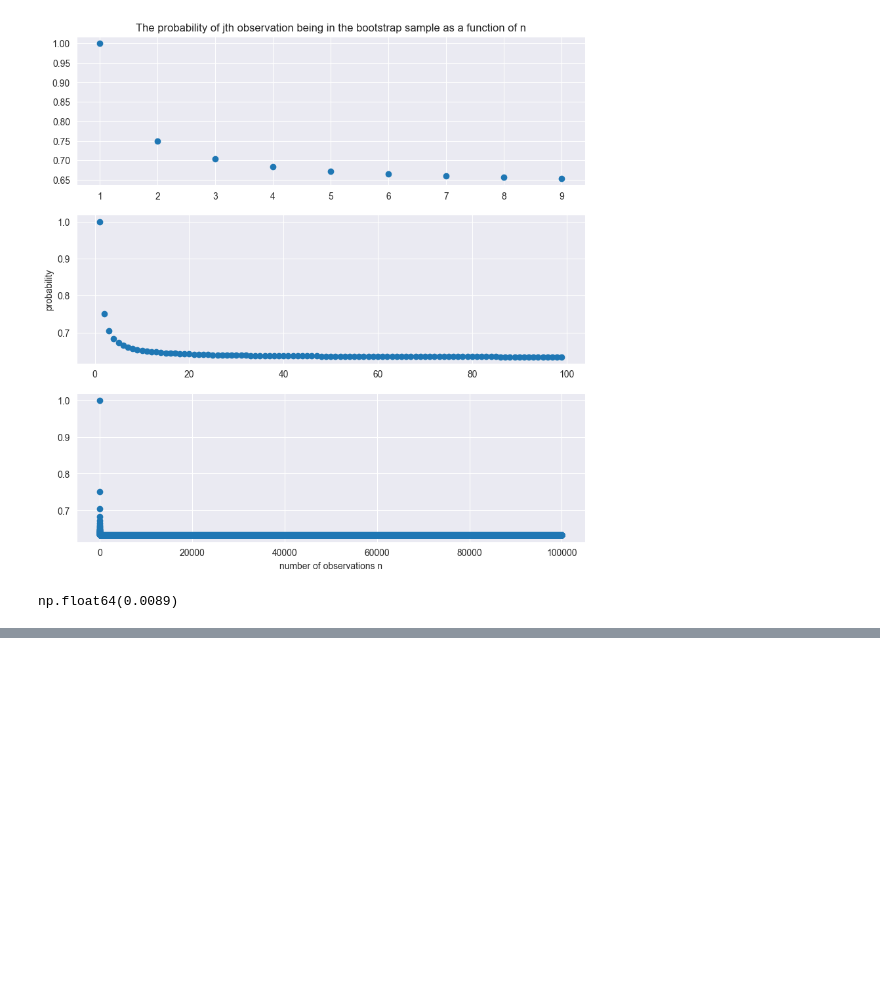
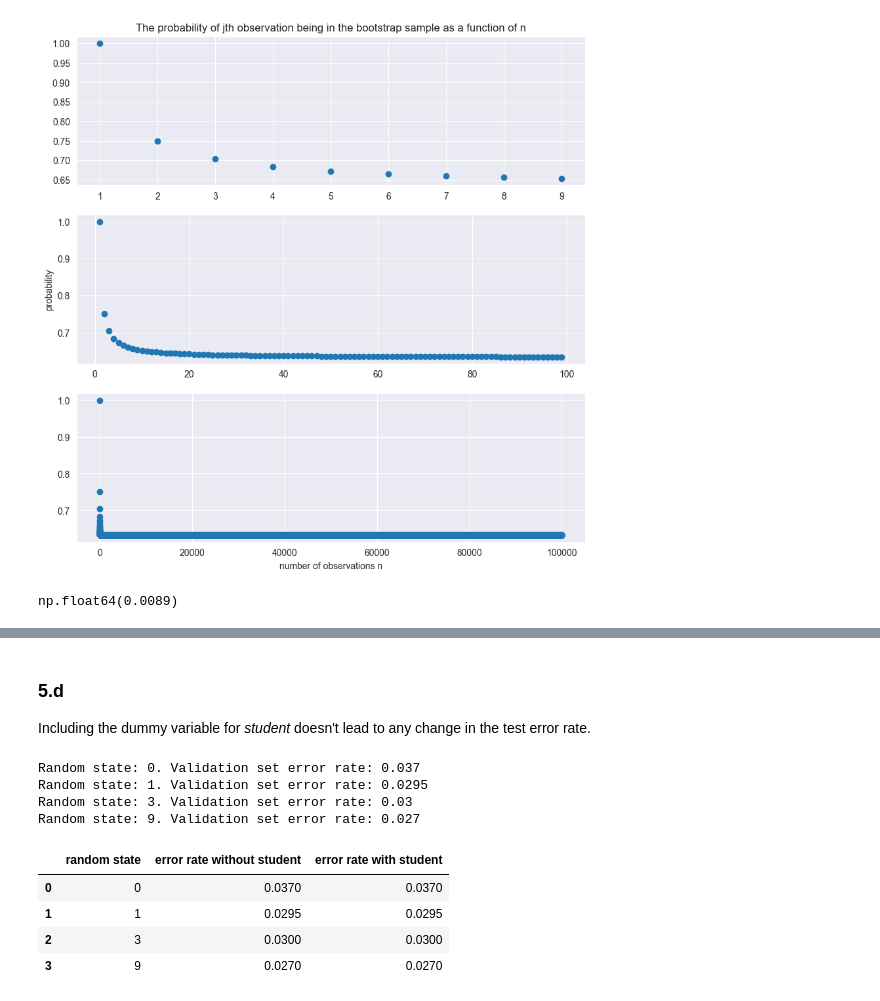
Before and after one commit to nhitran-00/ISL, a Jupyter notebook: chapter_5.ipynb, the cells around one changed output, grey strips where cells are left out. Drawn from its saved outputs; the diff is of its cells as text; code cells hidden in the pictures; blank space fills up the shorter version.

```diff
--- a/chapter_5.ipynb
+++ b/chapter_5.ipynb
@@ -93,0 +153,19 @@ The procedure is as follows:
+# %%
+# 5.b
+(X_train_5b,
+ X_test_5b,
+ Y_train_5b,
+ Y_test_5b) = train_test_split(X_5,
+                            Y_5,
+                            test_size=0.2,
+                            random_state=0)
+logit = LogisticRegression(C=1e10, solver='liblinear')
+logit_5b = logit.fit(X_train_5b, Y_train_5b)
+probs_5b = logit_5b.predict_proba(X_test_5b)
+# the label is the class with the highest probability
+labels_5b = np.array([logit_5b.classes_[i] for i in np.argmax(probs_5b, axis=1)])
+np.all(labels_5b == logit_5b.predict(X_test_5b)) # test if the label from predict_proba() agrees with predict()
+cv_error_5b = np.sum(labels_5b != Y_test_5b)/ len(Y_test_5b)
+con_tab_5b = confusion_table(labels_5b, Y_test_5b)
+print('Random state: {0}. Validation set error rate: {1}'.format(0, cv_error_5b))
+# display(con_tab_5b)
@@ -93,0 +201,41 @@ The procedure is as follows:
+# %% [markdown]
+### 5.d
+Including the dummy variable for *student* doesn't lead to any change in the test error rate.
+# %%
+# 5.d
+rnds = (0, 1, 3, 9)
+cv_errors_5d = []
+con_tabs_5d = []
+
+for rnd in rnds:
+    (X_train_i,
+     X_test_i,
+     Y_train_i,
+     Y_test_i) = train_test_split(data_5[['income', 'balance', 'student_Yes']],
+                                Y_5,
+                                test_size=0.2,
+                                random_state=rnd)
+    logit = LogisticRegression(C=1e10, solver='liblinear')
+    logit_i = logit.fit(X_train_i, Y_train_i)
+    labels_i = logit_i.predict(X_test_i)
+    cv_error_i = np.sum(labels_i != Y_test_i)/ len(Y_test_i)
+    cv_errors_5d.append(cv_error_i)
+    con_tab_i = confusion_table(labels_i, Y_test_i)
+    con_tabs_5d.append(con_tab_i)
+    print('Random state: {0}. Validation set error rate: {1}'.format(rnd, cv_error_i))
+    # display(con_tab_i)
+
+error_table = pd.DataFrame({'random state': rnds,
+                            'error rate without student': [cv_error_5b, *cv_errors_5c],
+                            'error rate with student': [*cv_errors_5d],})
+display(error_table)
+# %% [output]
+Random state: 0. Validation set error rate: 0.037
+Random state: 1. Validation set error rate: 0.0295
+Random state: 3. Validation set error rate: 0.03
+Random state: 9. Validation set error rate: 0.027
+|  | random state | error rate without student | error rate with student |
+| 0 | 0 | 0.0370 | 0.0370 |
+| 1 | 1 | 0.0295 | 0.0295 |
+| 2 | 3 | 0.0300 | 0.0300 |
+| 3 | 9 | 0.0270 | 0.0270 |
```
Also changed, not shown: parts of 33 cells of this notebook.
